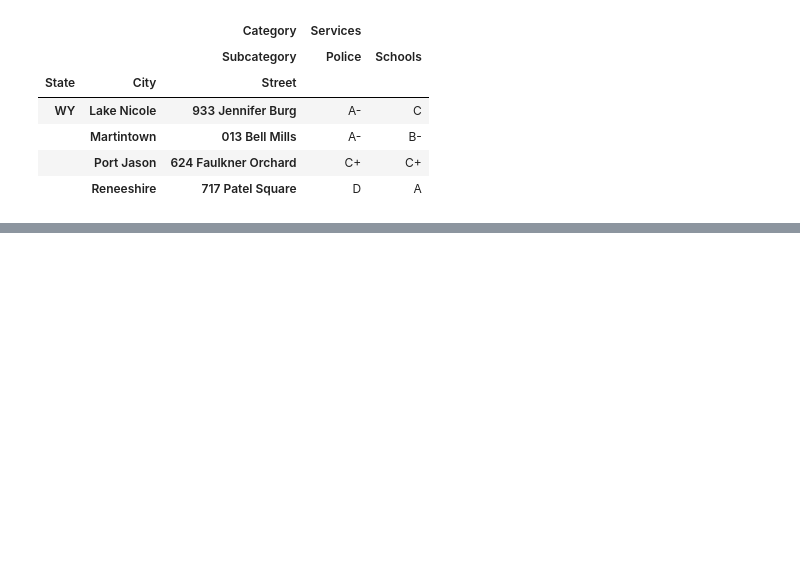
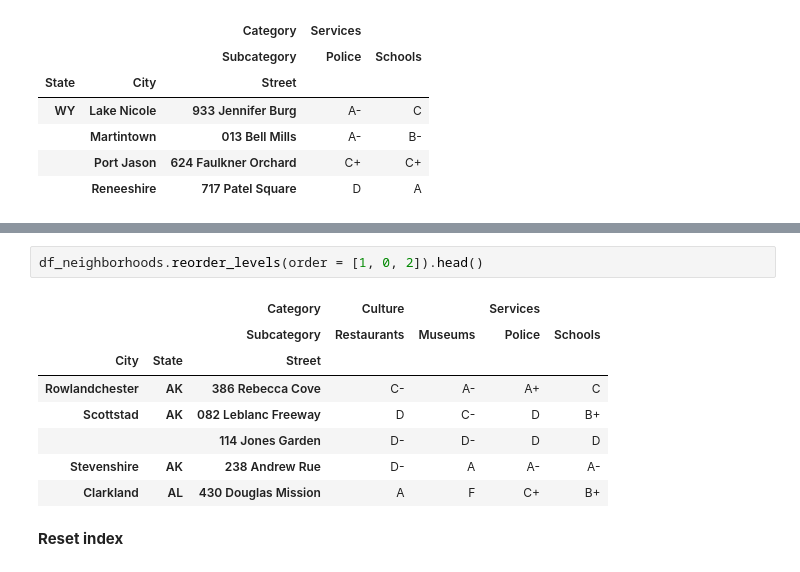
Before and after one commit to Kobzarko/PANDAS-IN-ACTION, a Jupyter notebook: Chapter 7 MultiIndex/chapter_7_multiindex.ipynb, the cells around one changed output, grey strips where cells are left out. Cells and saved outputs as stored; diff of their text form; blank space fills up the shorter version.

```diff
--- a/Chapter 7 MultiIndex/chapter_7_multiindex.ipynb
+++ b/Chapter 7 MultiIndex/chapter_7_multiindex.ipynb
@@ -580,0 +664,13 @@ df_neighborhoods.iloc[-4:, -2:]
+# %%
+df_neighborhoods.reorder_levels(order = [1, 0, 2]).head()
+# %% [output]
+|  |  | Category | Culture |  | Services |  |
+|  |  | Subcategory | Restaurants | Museums | Police | Schools |
+| City | State | Street |  |  |  |  |
+| Rowlandchester | AK | 386 Rebecca Cove | C- | A- | A+ | C |
+| Scottstad | AK | 082 Leblanc Freeway | D | C- | D | B+ |
+|  |  | 114 Jones Garden | D- | D- | D | D |
+| Stevenshire | AK | 238 Andrew Rue | D- | A | A- | A- |
+| Clarkland | AL | 430 Douglas Mission | A | F | C+ | B+ |
+# %% [markdown]
+**Reset index**
```
Also changed, not shown: parts of 28 cells of this notebook.
